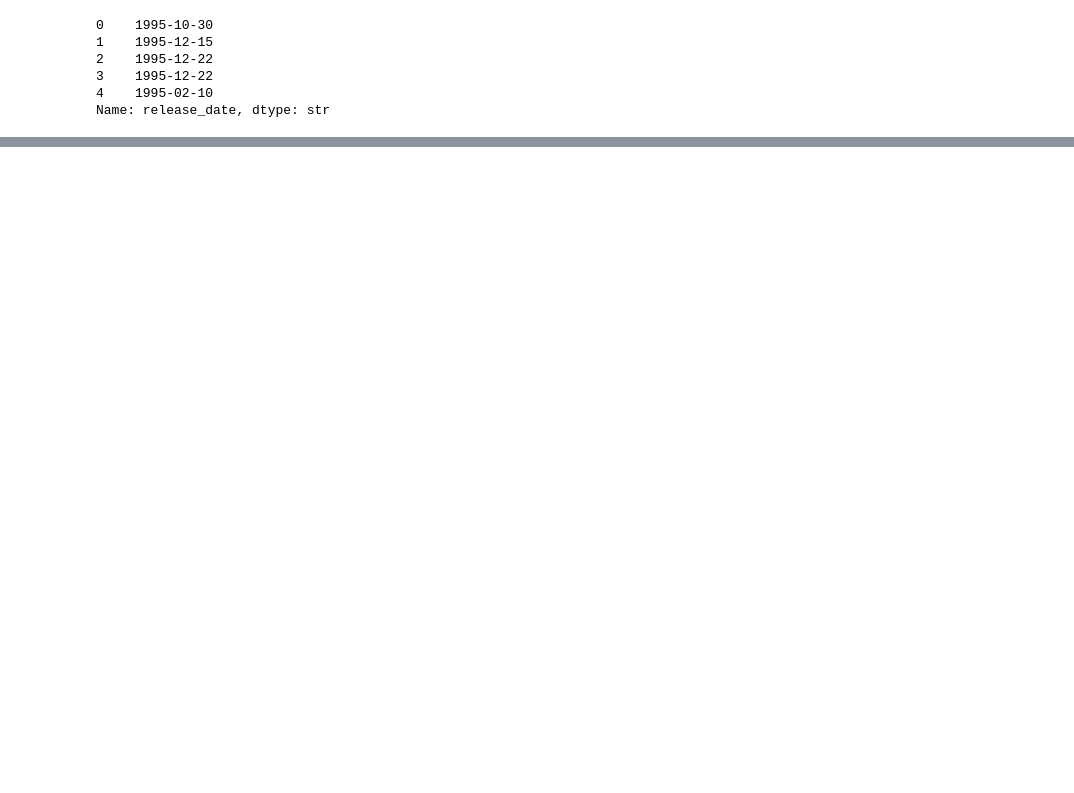
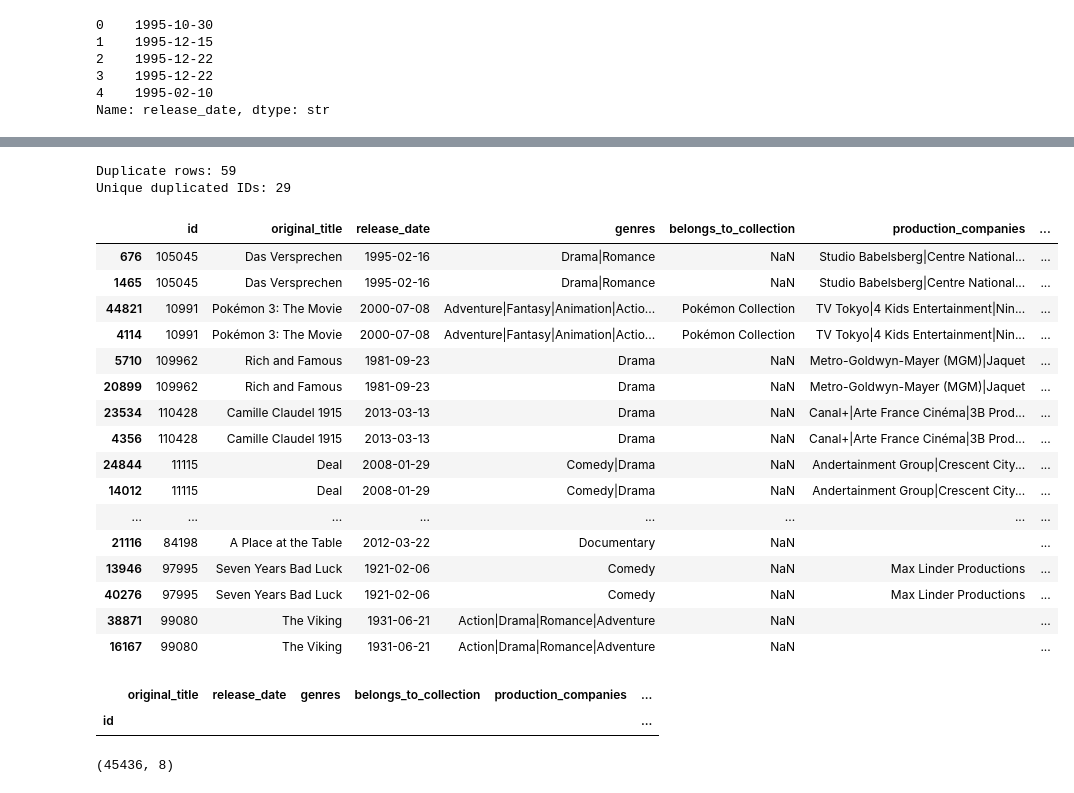
Before and after one commit to XmanJL/css-dsml-fall2027, a Jupyter notebook: notebooks/preprocessing/02_nested_metadata.ipynb, the cells around one changed output, grey strips where cells are left out. Saved outputs shown, nothing was run; the diff lists cells and outputs as text; code cells hidden in the pictures; blank space fills up the shorter version.

```diff
--- a/notebooks/preprocessing/02_nested_metadata.ipynb
+++ b/notebooks/preprocessing/02_nested_metadata.ipynb
@@ -24,0 +107,4 @@ df.head()
+# %%
+pd.set_option("display.max_columns", None)
+
+df.loc[[19730, 29503, 35587]]
@@ -24,0 +143,5 @@ df.head()
+# %%
+for column in nested_columns:
+    print(column)
+    print(df[column].apply(check_inner_structure).value_counts())
+    print()
@@ -101,6 +288,7 @@ Name: release_date, dtype: str
 # %%
 converted_dates = pd.to_datetime(df["release_date"], errors="coerce")
 print(df[converted_dates.isna()][['original_title', 'release_date']])
+df['release_date'] = converted_dates
 # %% [output]
                                        original_title release_date
 711              War Stories Our Mother Never Told Us          NaN
@@ -118,0 +313,16 @@ print(df[converted_dates.isna()][['original_title', 'release_date']])
+# %%
+cleaned_df = df[[
+    "id",
+    "original_title",
+    "release_date",
+    "genres",
+    "belongs_to_collection",
+    "production_companies",
+    "production_countries",
+    "spoken_languages"
+]].copy()
+
+for column in nested_columns:
+    cleaned_df[column] = cleaned_df[column].apply(extract_names)
+
+cleaned_df.head()
@@ -118,0 +371,49 @@ print(df[converted_dates.isna()][['original_title', 'release_date']])
+# %%
+print("Duplicate rows:", df["id"].duplicated(keep=False).sum())
+print("Unique duplicated IDs:", df.loc[df["id"].duplicated(keep=False), "id"].nunique())
+# %% [output]
+Duplicate rows: 59
+Unique duplicated IDs: 29
+# %%
+duplicate_rows = cleaned_df[
+    cleaned_df["id"].duplicated(keep=False)
+].sort_values("id")
+
+duplicate_rows
+# %% [output]
+|  | id | original_title | release_date | genres | belongs_to_collection | production_companies | ... |
+| 676 | 105045 | Das Versprechen | 1995-02-16 | Drama|Romance | NaN | Studio Babelsberg|Centre National... | ... |
+| 1465 | 105045 | Das Versprechen | 1995-02-16 | Drama|Romance | NaN | Studio Babelsberg|Centre National... | ... |
+| 44821 | 10991 | Pokémon 3: The Movie | 2000-07-08 | Adventure|Fantasy|Animation|Actio... | Pokémon Collection | TV Tokyo|4 Kids Entertainment|Nin... | ... |
+| 4114 | 10991 | Pokémon 3: The Movie | 2000-07-08 | Adventure|Fantasy|Animation|Actio... | Pokémon Collection | TV Tokyo|4 Kids Entertainment|Nin... | ... |
+| 5710 | 109962 | Rich and Famous | 1981-09-23 | Drama | NaN | Metro-Goldwyn-Mayer (MGM)|Jaquet | ... |
+| 20899 | 109962 | Rich and Famous | 1981-09-23 | Drama | NaN | Metro-Goldwyn-Mayer (MGM)|Jaquet | ... |
+| 23534 | 110428 | Camille Claudel 1915 | 2013-03-13 | Drama | NaN | Canal+|Arte France Cinéma|3B Prod... | ... |
+| 4356 | 110428 | Camille Claudel 1915 | 2013-03-13 | Drama | NaN | Canal+|Arte France Cinéma|3B Prod... | ... |
+| 24844 | 11115 | Deal | 2008-01-29 | Comedy|Drama | NaN | Andertainment Group|Crescent City... | ... |
+| 14012 | 11115 | Deal | 2008-01-29 | Comedy|Drama | NaN | Andertainment Group|Crescent City... | ... |
+| ... | ... | ... | ... | ... | ... | ... | ... |
+| 21116 | 84198 | A Place at the Table | 2012-03-22 | Documentary | NaN |  | ... |
+| 13946 | 97995 | Seven Years Bad Luck | 1921-02-06 | Comedy | NaN | Max Linder Productions | ... |
+| 40276 | 97995 | Seven Years Bad Luck | 1921-02-06 | Comedy | NaN | Max Linder Productions | ... |
+| 38871 | 99080 | The Viking | 1931-06-21 | Action|Drama|Romance|Adventure | NaN |  | ... |
+| 16167 | 99080 | The Viking | 1931-06-21 | Action|Drama|Romance|Adventure | NaN |  | ... |
+# %%
+duplicate_check = (
+    cleaned_df
+    .groupby("id", dropna=False)
+    .nunique(dropna=False)
+)
+
+duplicate_check[
+    (duplicate_check > 1).any(axis=1)
+]
+# %% [output]
+|  | original_title | release_date | genres | belongs_to_collection | production_companies | ... |
+| id |  |  |  |  |  | ... |
+# %%
+cleaned_df = cleaned_df.drop_duplicates(subset="id", keep="first")
+
+cleaned_df.shape
+# %% [output]
+(45436, 8)
```
Also changed, not shown: parts of 27 cells of this notebook.
